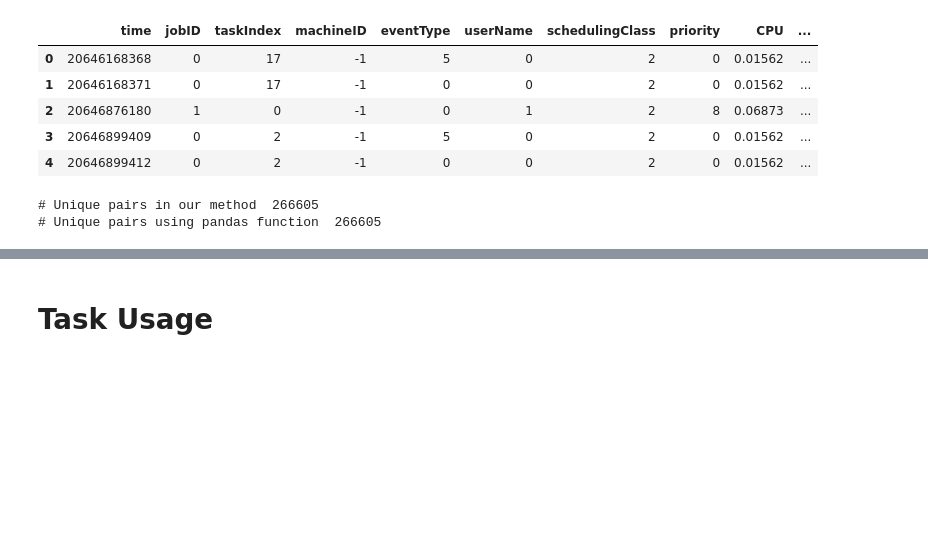
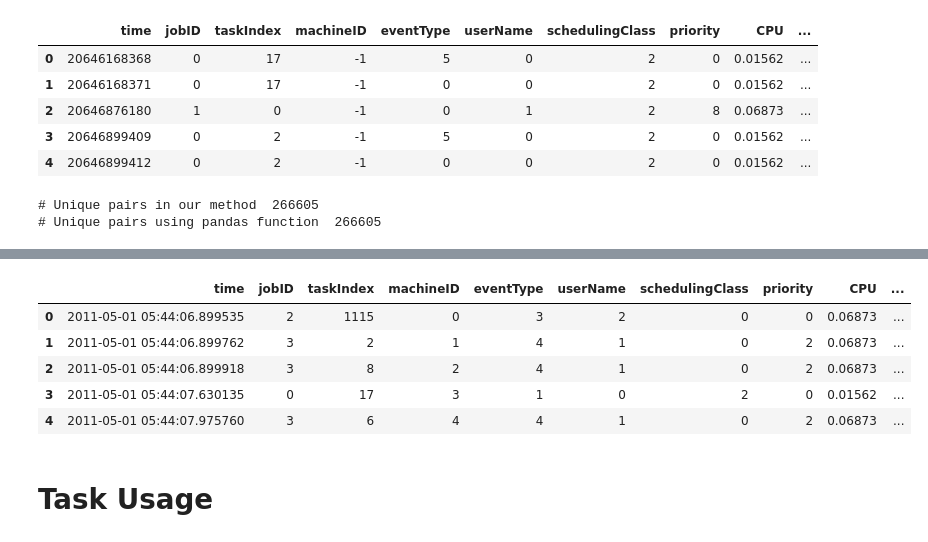
Before and after one commit to davej23/scc411-project, a Jupyter notebook: pre-processing.ipynb, the cells around one changed output, grey strips where cells are left out. Cells and saved outputs as stored; diff of their text form; code cells hidden in the pictures; blank space fills up the shorter version.

```diff
--- a/pre-processing.ipynb
+++ b/pre-processing.ipynb
@@ -211,3 +285,27 @@ task_events.head()
+# %%
+# Creating key column
+
+timestamps_te = list(task_events_clean['time'].astype(str)) # timestamps
+jobid_te = list(task_events_clean['jobID'].astype(str))
+eventtype_te = list(task_events_clean['taskIndex'].astype(str))
+
+millisecs = []
+for i in range(len(timestamps_te)):
+    ms = timestamps_te[i][::-1][0:3] # extract final three digits of time
+    ji = jobid_te[i]
+    et = eventtype_te[i]
+    millisecs.append(ms+ji+et) # concatenate jobid, eventtype, time
+    #millisecs.append(str(list(job_events['time'])[i]).split(' ')[1].split('.')[1])
+
+task_events_clean['primary_task_id'] = millisecs
+task_events_clean.head()
+# %% [output]
+|  | time | jobID | taskIndex | machineID | eventType | userName | schedulingClass | priority | CPU | ... |
+| 0 | 2011-05-01 05:44:06.899535 | 2 | 1115 | 0 | 3 | 2 | 0 | 0 | 0.06873 | ... |
+| 1 | 2011-05-01 05:44:06.899762 | 3 | 2 | 1 | 4 | 1 | 0 | 2 | 0.06873 | ... |
+| 2 | 2011-05-01 05:44:06.899918 | 3 | 8 | 2 | 4 | 1 | 0 | 2 | 0.06873 | ... |
+| 3 | 2011-05-01 05:44:07.630135 | 0 | 17 | 3 | 1 | 0 | 2 | 0 | 0.01562 | ... |
+| 4 | 2011-05-01 05:44:07.975760 | 3 | 6 | 4 | 4 | 1 | 0 | 2 | 0.06873 | ... |
 # %% [markdown]
 # Task Usage
 # %%
```
Also changed, not shown: parts of 16 cells of this notebook.
